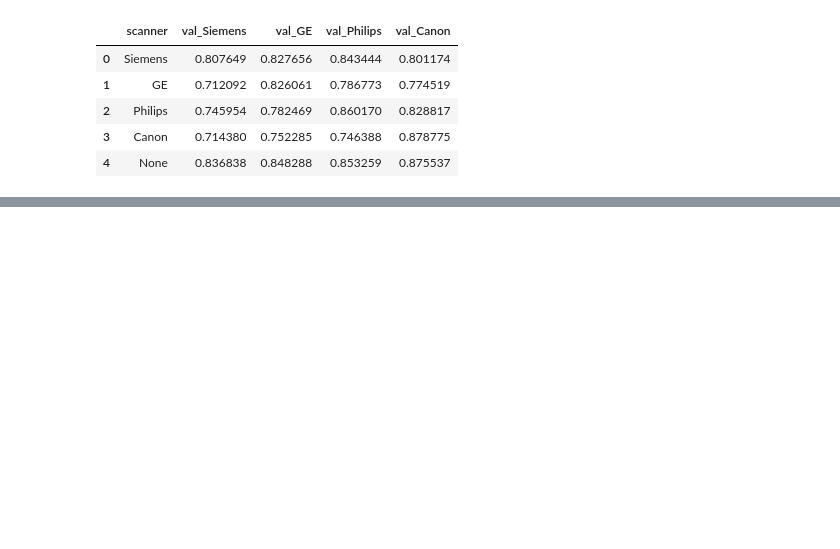
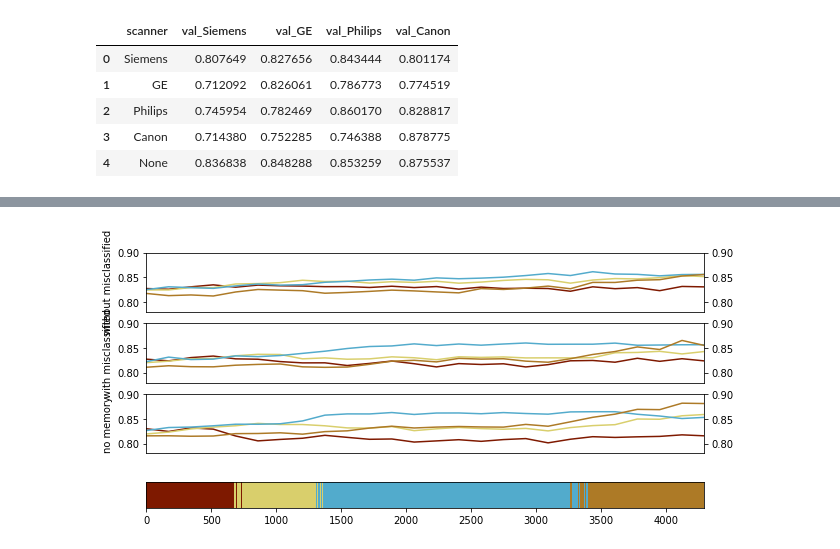
Before and after one commit to cirmuw/dynamicmemory, a Jupyter notebook: Results_cardiac.ipynb, the cells around one changed output, grey strips where cells are left out. Saved outputs shown, nothing was run; the diff lists cells and outputs as text; code cells hidden in the pictures; blank space fills up the shorter version.

```diff
--- a/Results_cardiac.ipynb
+++ b/Results_cardiac.ipynb
@@ -89,0 +228,99 @@ df_res
+# %%
+seeds = [1654130, 6654961, 5819225, 1215862, 132054]
+
+hparams={'root_dir':'/project/catinous/',
+         'datasetfile': '/project/catinous/cardiacslicessplitsingle.csv',
+         'batch_size': 16,
+         'training_batch_size': 16,
+         'transition_phase_after':0.8,
+         'memorymaximum': 128,
+         'use_memory':True,
+         'random_memory': True,
+         'balance_memory': False,
+         'order': ['Siemens', 'GE', 'Philips', 'Canon'],
+         'continuous': True,
+         'val_check_interval': 10,
+        'base_model': 'cardiac_batch_cardiacslicessplit_base_1_7826e2e7a0.pt',
+        'run_postfix': 5,
+        'gram_weights': [1, 1, 1, 1],
+        'dim': 2,
+         'task': 'cardiac',
+         'model': 'fcn',
+         'seed': 132054,
+         'stylemodel': True
+        }
+
+
+hparams = cutils.default_params(DynamicMemoryModel.get_default_hparams(), hparams)
+
+fig, axes = plt.subplots(4, 1, figsize=(10, 5))
+
+df = res_data_for_params(hparams, seeds=seeds)
+
+ax = axes[0]
+sns.lineplot(data=df, y='val_dice1_Siemens', x='idx', err_style=None, ax=ax, label='Siemens')
+sns.lineplot(data=df, y='val_dice1_GE', x='idx', err_style=None, ax=ax, label='GE')
+sns.lineplot(data=df, y='val_dice1_Philips', x='idx', err_style=None, ax=ax, label='Philips')
+sns.lineplot(data=df, y='val_dice1_Canon', x='idx', err_style=None, ax=ax, label='Canon')
+ax.set_ylim(0.78, 0.90)
+ax.get_xaxis().set_visible(False)
+ax.get_legend().remove()
+ax.set_xlim(1, 26)
+ax.set_ylabel(f'without misclassified')
+ax.tick_params(labelright=True, right=True)
+
+hparams['force_misclassified'] = True
+hparams['misclass_threshold'] = 0.80
+
+df = res_data_for_params(hparams, seeds=seeds)
+ax = axes[1]
+sns.lineplot(data=df, y='val_dice1_Siemens', x='idx', err_style=None, ax=ax, label='Siemens')
+sns.lineplot(data=df, y='val_dice1_GE', x='idx', err_style=None, ax=ax, label='GE')
+sns.lineplot(data=df, y='val_dice1_Philips', x='idx', err_style=None, ax=ax, label='Philips')
+sns.lineplot(data=df, y='val_dice1_Canon', x='idx', err_style=None, ax=ax, label='Canon')
+ax.set_ylim(0.78, 0.90)
+ax.get_xaxis().set_visible(False)
+ax.get_legend().remove()
+ax.set_xlim(1, 26)
+ax.set_ylabel(f'with misclassified')
+ax.tick_params(labelright=True, right=True)
+
+hparams={'root_dir':'/project/catinous/',
+         'datasetfile': '/project/catinous/cardiacslicessplitsingle.csv',
+         'batch_size': 16,
+         'training_batch_size': 16,
+         'transition_phase_after':0.8,
+         'memorymaximum': 128,
+         'use_memory':False,
+         'random_memory': True,
+         'balance_memory': False,
+         'order': ['Siemens', 'GE', 'Philips', 'Canon'],
+         'continuous': True,
+         'val_check_interval': 10,
+        'base_model': 'cardiac_batch_cardiacslicessplit_base_1_7826e2e7a0.pt',
+        'run_postfix': 1,
+        'gram_weights': [1, 1, 1, 1],
+        'dim': 2,
+         'task': 'cardiac',
+         'model': 'fcn',
+         'seed': 1654130
+        }
+
+df = res_data_for_params(hparams, seeds=seeds)
+ax = axes[2]
+sns.lineplot(data=df, y='val_dice1_Siemens', x='idx', err_style=None, ax=ax, label='Siemens')
+sns.lineplot(data=df, y='val_dice1_GE', x='idx', err_style=None, ax=ax, label='GE')
+sns.lineplot(data=df, y='val_dice1_Philips', x='idx', err_style=None, ax=ax, label='Philips')
+sns.lineplot(data=df, y='val_dice1_Canon', x='idx', err_style=None, ax=ax, label='Canon')
+ax.set_ylim(0.78, 0.90)
+ax.get_xaxis().set_visible(False)
+ax.get_legend().remove()
+ax.set_xlim(1, 26)
+ax.set_ylabel(f'no memory')
+ax.tick_params(labelright=True, right=True)
+
+
+axes[3].imshow(np.tile(res,(200,1)), cmap=ListedColormap(colormap.colors[:4]))
+axes[3].get_yaxis().set_visible(False)
+axes[3].get_yaxis()
+# %% [output]
@@ -89,0 +328 @@ df_res
+[figure, added]
```
Also changed, not shown: parts of 18 cells of this notebook, 4 other files.
